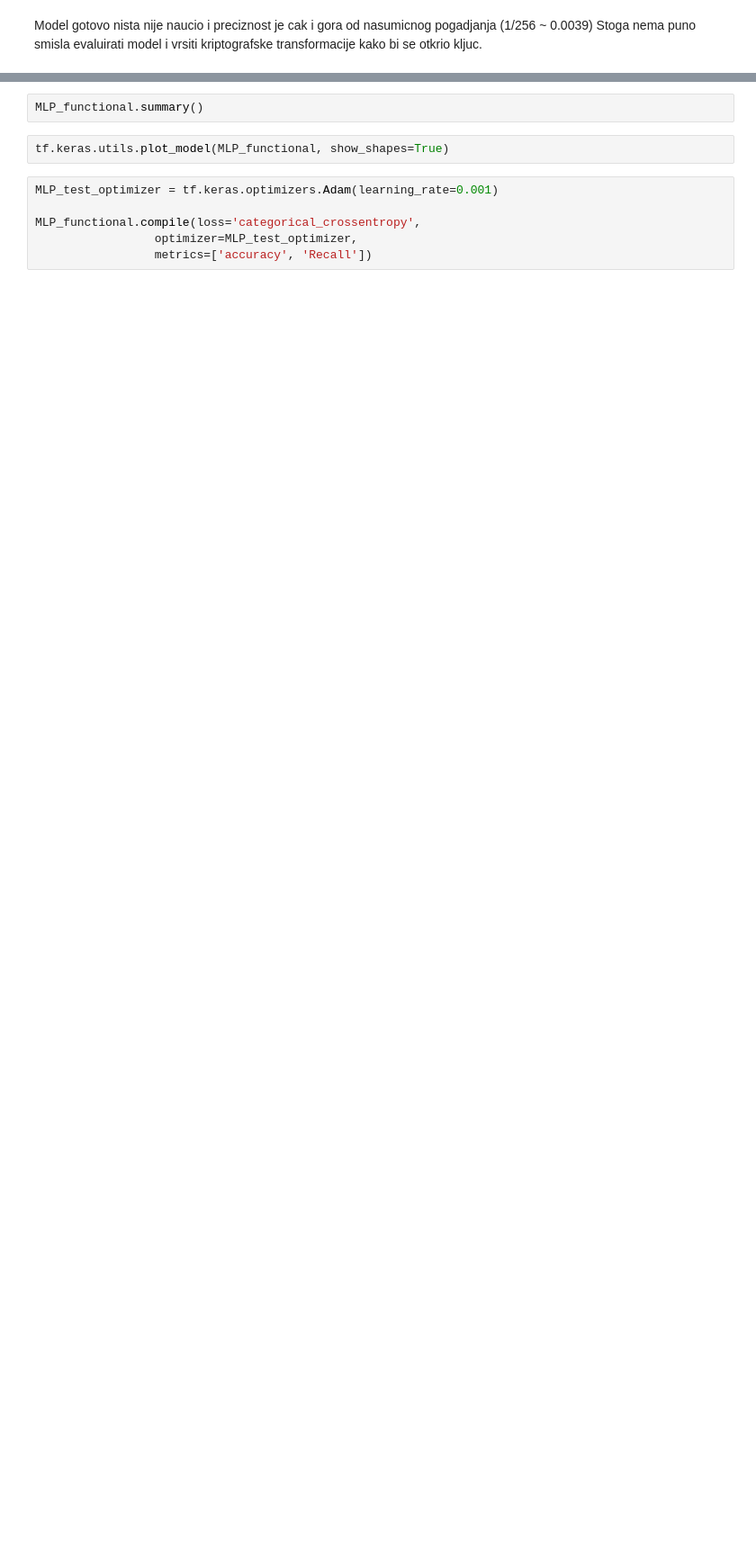
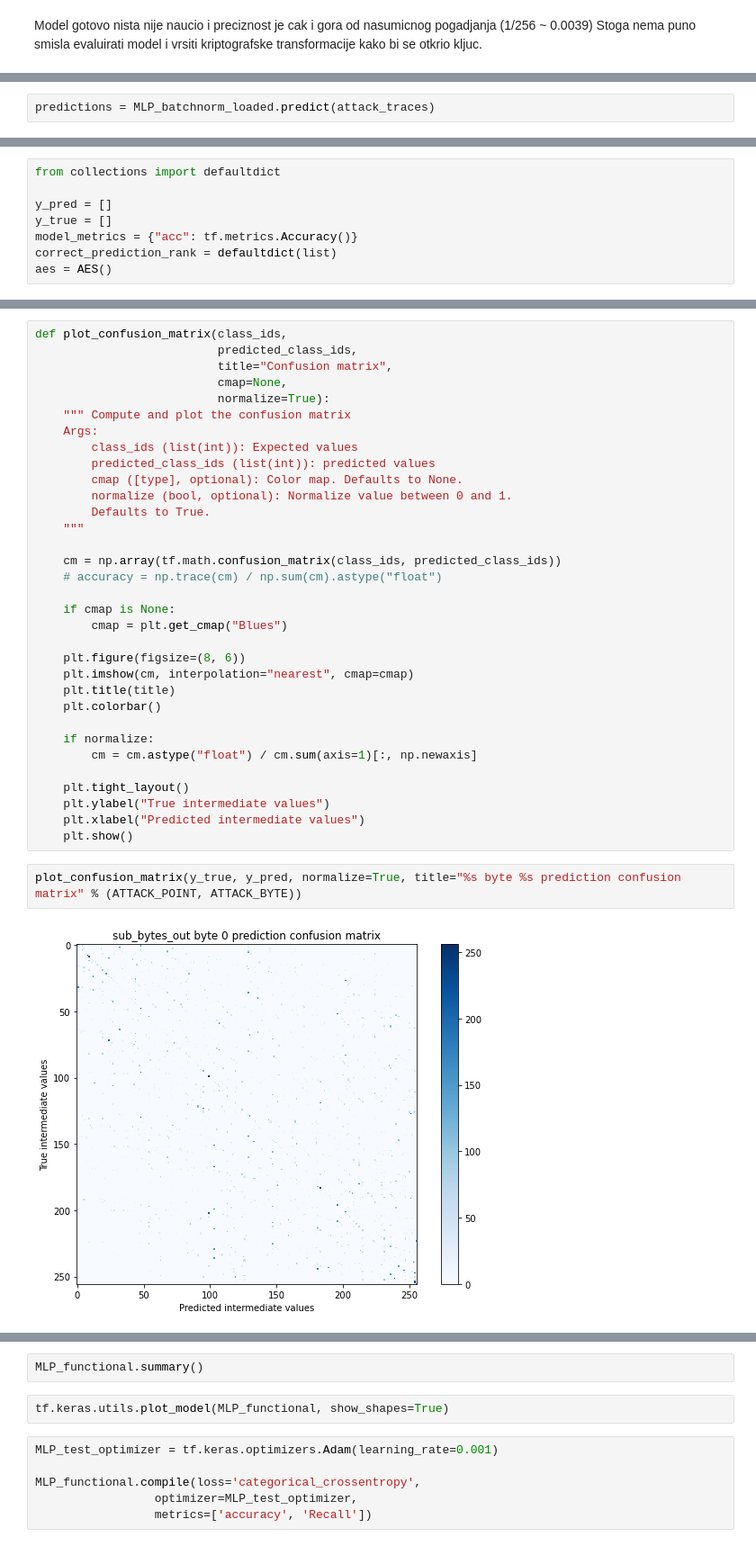
Before and after one commit to rubidijum/MachineLearningSCA, a Jupyter notebook: 1_0_SCA_MLP.ipynb, the cells around one changed output, grey strips where cells are left out. Shown at 90% size. Saved outputs shown, nothing was run; the diff lists cells and outputs as text; blank space fills up the shorter version.

```diff
--- a/1_0_SCA_MLP.ipynb
+++ b/1_0_SCA_MLP.ipynb
@@ -248,0 +287,2 @@ Stoga nema puno smisla evaluirati model i vrsiti kriptografske transformacije ka
+# %%
+predictions = MLP_batchnorm_loaded.predict(attack_traces)
@@ -248,0 +363,8 @@ Stoga nema puno smisla evaluirati model i vrsiti kriptografske transformacije ka
+# %%
+from collections import defaultdict
+
+y_pred = []
+y_true = []
+model_metrics = {"acc": tf.metrics.Accuracy()}
+correct_prediction_rank = defaultdict(list)
+aes = AES()
@@ -249 +400,38 @@ Stoga nema puno smisla evaluirati model i vrsiti kriptografske transformacije ka
+# %%
+def plot_confusion_matrix(class_ids,
+                          predicted_class_ids,
+                          title="Confusion matrix",
+                          cmap=None,
+                          normalize=True):
+    """ Compute and plot the confusion matrix
+    Args:
+        class_ids (list(int)): Expected values
+        predicted_class_ids (list(int)): predicted values
+        cmap ([type], optional): Color map. Defaults to None.
+        normalize (bool, optional): Normalize value between 0 and 1.
+        Defaults to True.
+    """
+
+    cm = np.array(tf.math.confusion_matrix(class_ids, predicted_class_ids))
+    # accuracy = np.trace(cm) / np.sum(cm).astype("float")
+
+    if cmap is None:
+        cmap = plt.get_cmap("Blues")
+
+    plt.figure(figsize=(8, 6))
+    plt.imshow(cm, interpolation="nearest", cmap=cmap)
+    plt.title(title)
+    plt.colorbar()
+
+    if normalize:
+        cm = cm.astype("float") / cm.sum(axis=1)[:, np.newaxis]
+
+    plt.tight_layout()
+    plt.ylabel("True intermediate values")
+    plt.xlabel("Predicted intermediate values")
+    plt.show()
+# %%
+plot_confusion_matrix(y_true, y_pred, normalize=True, title="%s byte %s prediction confusion matrix" % (ATTACK_POINT, ATTACK_BYTE))
+# %% [output]
+[figure, added]
 # %% [markdown]
```
Also changed, not shown: parts of 75 cells of this notebook.
